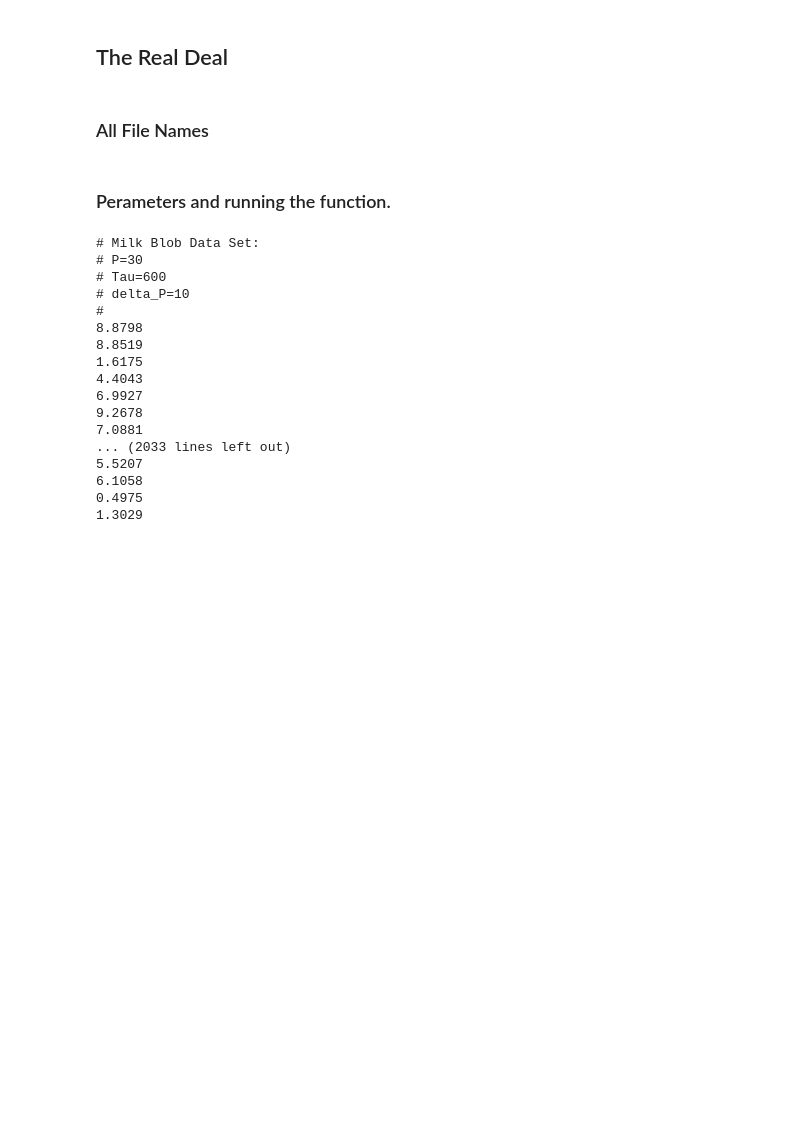
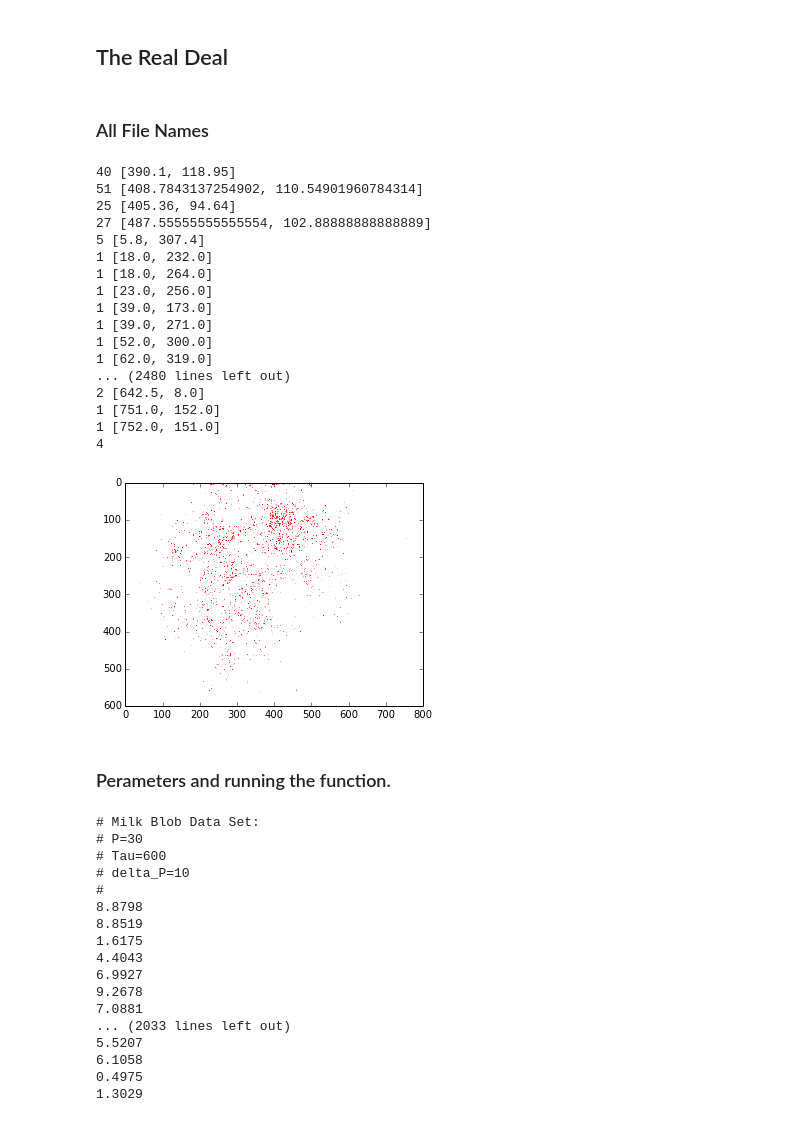
Before and after one commit to dytucker/PHYS202-S14, a Jupyter notebook: Avogadros_Number/Presentation.ipynb, the cells around one changed output. Drawn from its saved outputs; the diff is of its cells as text; code cells hidden in the pictures; blank space fills up the shorter version.

```diff
--- a/Avogadros_Number/Presentation.ipynb
+++ b/Avogadros_Number/Presentation.ipynb
@@ -226,6 +227,29 @@ for i in range(1,200):
         files_list.append("Tucker_T00"+x+".jpg")
     else:
         files_list.append("Tucker_T0"+x+".jpg")
+# %%
+frame = Image.open(files_list[5],mode = 'r')
+BlobPrinter(10,600,frame);
+plt.imshow(frame);
+# %% [output]
+40 [390.1, 118.95]
+51 [408.7843137254902, 110.54901960784314]
+25 [405.36, 94.64]
+27 [487.55555555555554, 102.88888888888889]
+5 [5.8, 307.4]
+1 [18.0, 232.0]
+1 [18.0, 264.0]
+1 [23.0, 256.0]
+1 [39.0, 173.0]
+1 [39.0, 271.0]
+1 [52.0, 300.0]
+1 [62.0, 319.0]
+... (2480 lines left out)
+2 [642.5, 8.0]
+1 [751.0, 152.0]
+1 [752.0, 151.0]
+4
+[figure, added]
 # %% [markdown]
 ### Perameters and running the function.
 # %%
```
Also changed, not shown: parts of 1 cell of this notebook.
